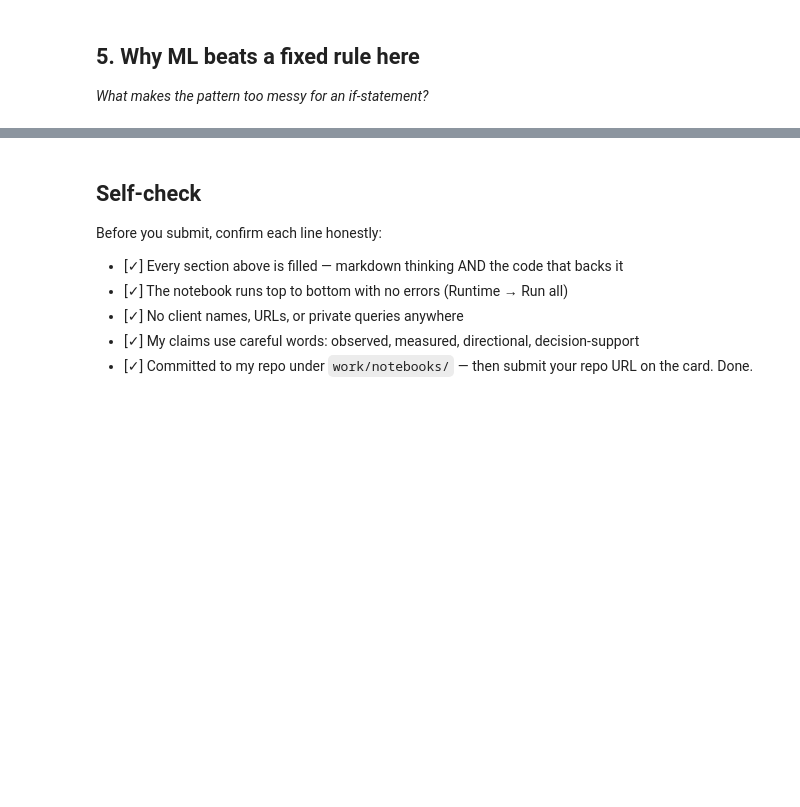
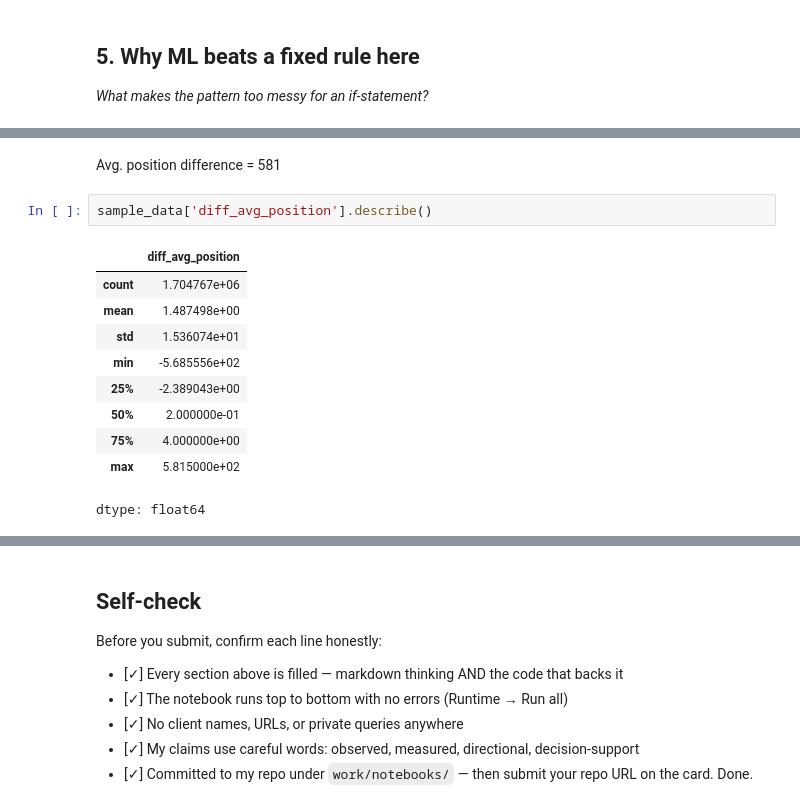
Before and after one commit to MuhammadFaizan0023/FlyRank_ML_internship_repo, a Jupyter notebook: work/notebooks/w02_ml_task_framing.ipynb, the cells around one changed output, grey strips where cells are left out. Drawn from its saved outputs; the diff is of its cells as text; blank space fills up the shorter version.

```diff
--- a/work/notebooks/w02_ml_task_framing.ipynb
+++ b/work/notebooks/w02_ml_task_framing.ipynb
@@ -244,0 +200,15 @@ Since neither clicks nor age can separate the two groups with a straight vertica
+# %% [markdown]
+Avg. position difference = 581
+# %%
+sample_data['diff_avg_position'].describe()
+# %% [output]
+|  | diff_avg_position |
+| count | 1.704767e+06 |
+| mean | 1.487498e+00 |
+| std | 1.536074e+01 |
+| min | -5.685556e+02 |
+| 25% | -2.389043e+00 |
+| 50% | 2.000000e-01 |
+| 75% | 4.000000e+00 |
+| max | 5.815000e+02 |
+dtype: float64
```
Also changed, not shown: parts of 38 cells of this notebook.
